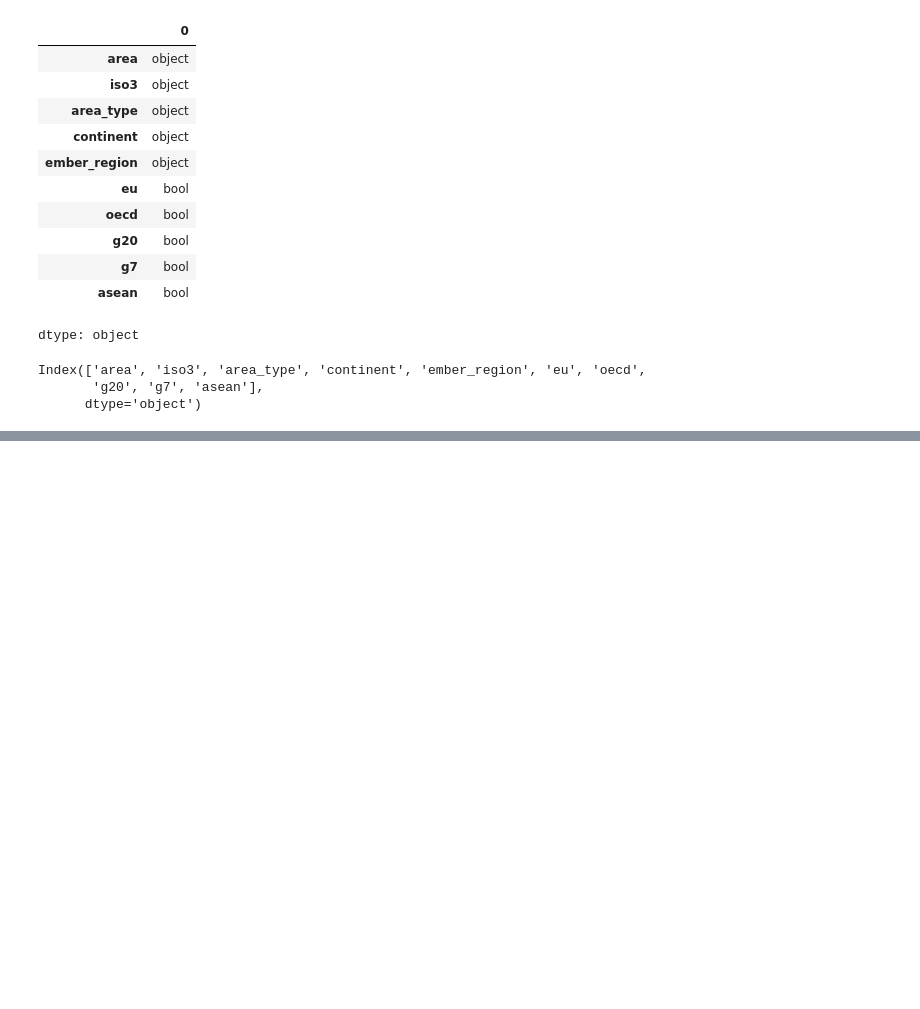
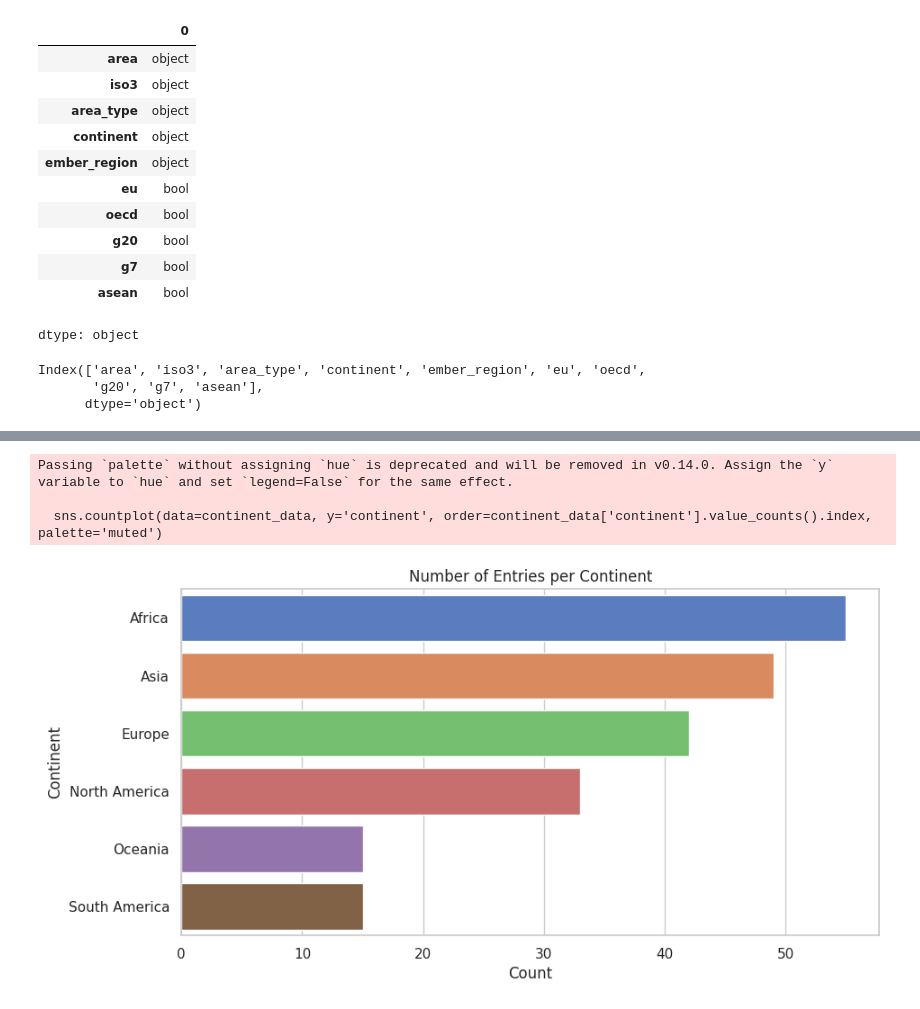
Before and after one commit to kxrrym03/Global-Electricity-Mix-Analysis, a Jupyter notebook: Global_Electricity_Mix.ipynb, the cells around one changed output, grey strips where cells are left out. Drawn from its saved outputs; the diff is of its cells as text; code cells hidden in the pictures; blank space fills up the shorter version.

```diff
--- a/Global_Electricity_Mix.ipynb
+++ b/Global_Electricity_Mix.ipynb
@@ -149,0 +171,14 @@ Index(['area', 'iso3', 'area_type', 'continent', 'ember_region', 'eu', 'oecd',
+# %%
+# 2. Distribution of Continents (excluding 'Not Applicable')
+plt.figure(figsize=(10, 5))
+continent_data = df_cleaned[df_cleaned['continent'] != 'Not Applicable']
+sns.countplot(data=continent_data, y='continent', order=continent_data['continent'].value_counts().index, palette='muted')
+plt.title('Number of Entries per Continent')
+plt.xlabel('Count')
+plt.ylabel('Continent')
+plt.show()
+# %% [output]
+Passing `palette` without assigning `hue` is deprecated and will be removed in v0.14.0. Assign the `y` variable to `hue` and set `legend=False` for the same effect.
+
+  sns.countplot(data=continent_data, y='continent', order=continent_data['continent'].value_counts().index, palette='muted')
+[figure, added]
```
Also changed, not shown: parts of 7 cells of this notebook.
